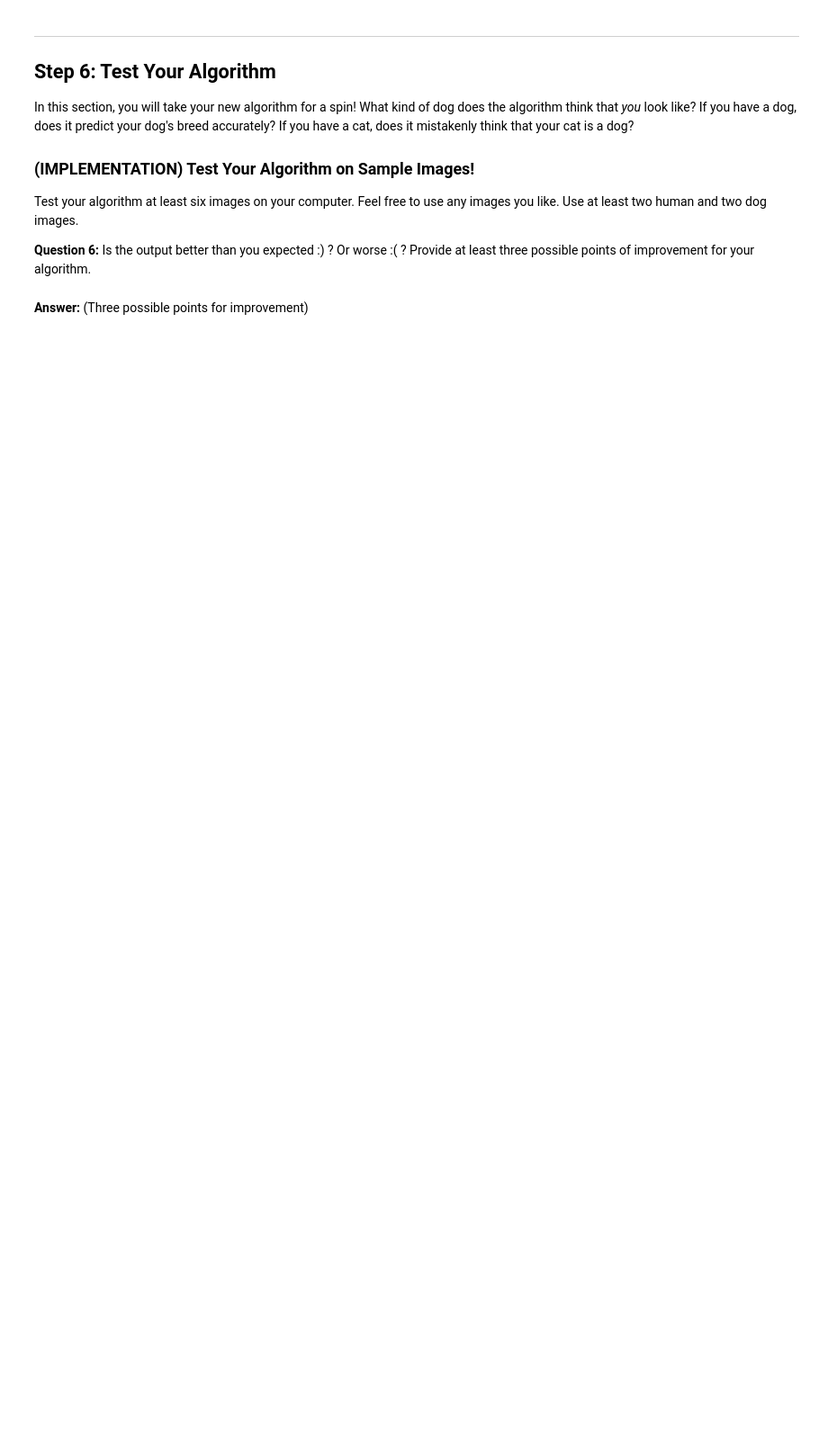
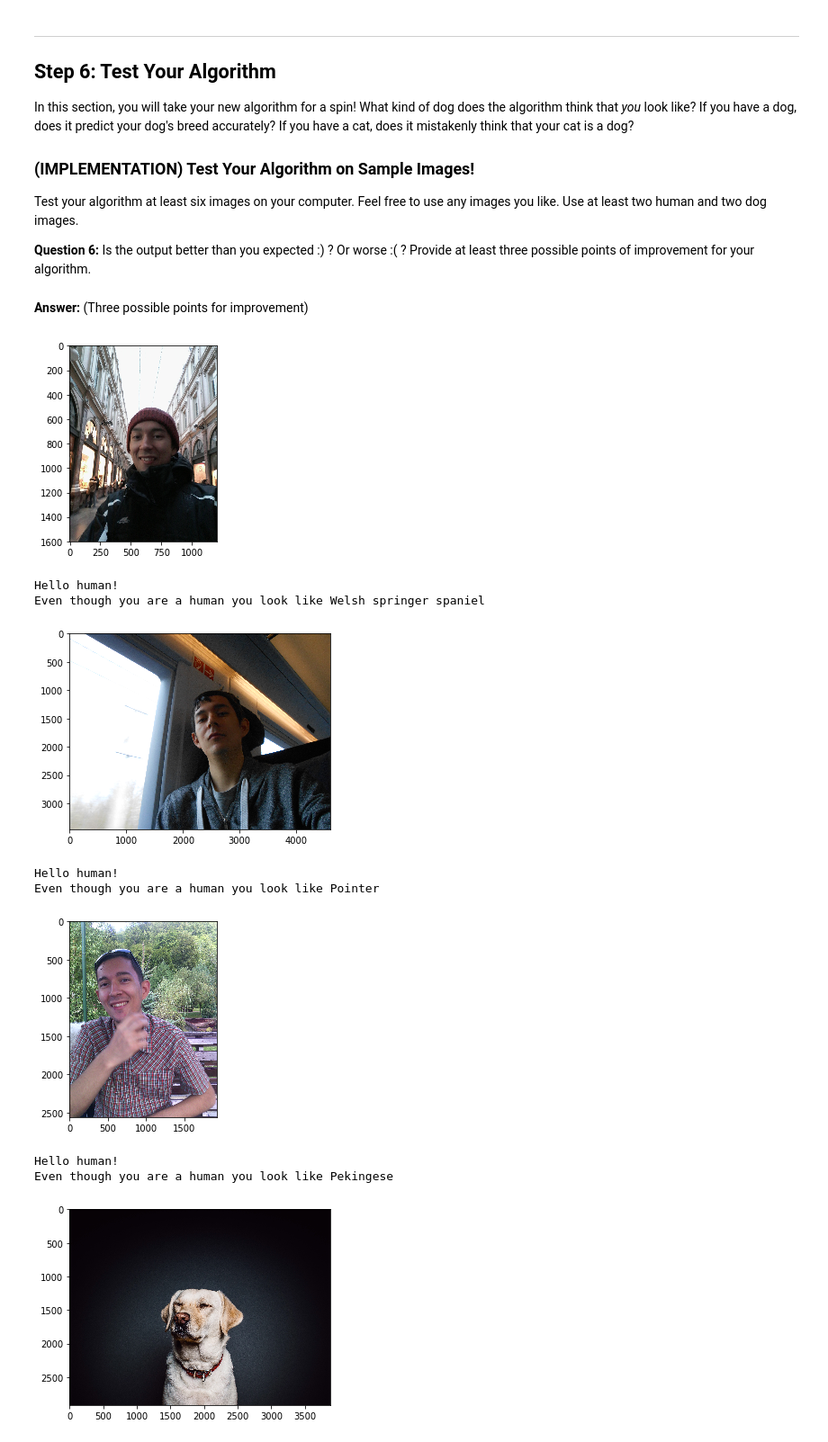
Before and after one commit to masterflorin/dlnd-udacity, a Jupyter notebook: project-dog-classification/dog_app.ipynb, the cells around one changed output. Shown at 90% size. Cells and saved outputs as stored; diff of their text form; code cells hidden in the pictures; blank space fills up the shorter version.

```diff
--- a/project-dog-classification/dog_app.ipynb
+++ b/project-dog-classification/dog_app.ipynb
@@ -937,8 +939,21 @@ __Answer:__ (Three possible points for improvement)
 # %%
 ## TODO: Execute your algorithm from Step 6 on
 ## at least 6 images on your computer.
 ## Feel free to use as many code cells as needed.
+some_human_files = ['./my_files/human/human_1.jpg', './my_files/human/human_3.jpg', './my_files/human/human_2.jpg']
+some_dog_files = ['./my_files/dogs/dog_1.jpg', './my_files/dogs/dog_2.jpg', './my_files/dogs/dog_3.jpg']
 
 ## suggested code, below
-for file in np.hstack((human_files[:3], dog_files[:3])):
+for file in np.hstack((some_human_files[:3], some_dog_files[:3])):
     run_app(file)
+# %% [output]
+[figure, added]
+Hello human!
+Even though you are a human you look like Welsh springer spaniel
+[figure, added]
+Hello human!
+Even though you are a human you look like Pointer
+[figure, added]
+Hello human!
+Even though you are a human you look like Pekingese
+[figure, added]
```
Also changed, not shown: parts of 33 cells of this notebook.
